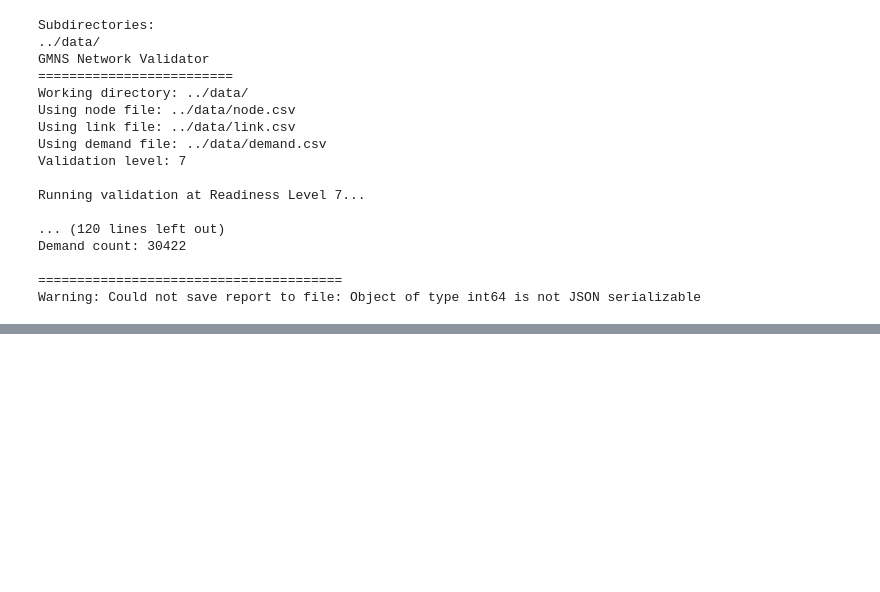
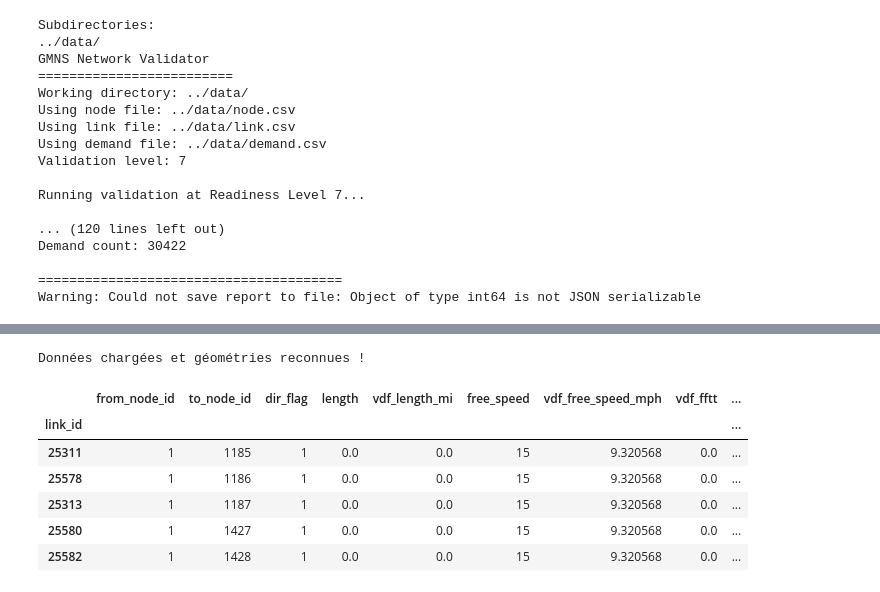
Before and after one commit to antoinekc8/DOTNET_project, a Jupyter notebook: notebook/celestin.ipynb, the cells around one changed output, grey strips where cells are left out. Drawn from its saved outputs; the diff is of its cells as text; code cells hidden in the pictures; blank space fills up the shorter version.

```diff
--- a/notebook/celestin.ipynb
+++ b/notebook/celestin.ipynb
@@ -33,0 +60,50 @@ Warning: Could not save report to file: Object of type int64 is not JSON seriali
+# %%
+# Read the CSV file into a DataFrame
+df_demand = pd.read_csv('../data/demand.csv')
+df_link = pd.read_csv('../data/link.csv')
+df_node = pd.read_csv('../data/node.csv')
+df_google_maps_od_distance = pd.read_csv('../data/google_maps_od_distance.csv')
+df_inaccessible_od = pd.read_csv('../data/inaccessible_od.csv')
+df_destination_accessibility = pd.read_csv('../data/destination_accessibility.csv')
+df_link_performance = pd.read_csv('../data/link_performance.csv')
+df_od_performance = pd.read_csv('../data/od_performance.csv')
+df_origin_accessibility = pd.read_csv('../data/origin_accessibility.csv')
+df_problem_volume_links = pd.read_csv('../data/problem_volume_links.csv')
+df_problematic_od_distances = pd.read_csv('../data/problematic_od_distances.csv')
+df_route_assignment = pd.read_csv('../data/route_assignment.csv')
+df_sample_mode_type = pd.read_csv('../data/sample_mode_type.csv')
+df_sample_settings = pd.read_csv('../data/sample_settings.csv')
+df_settings = pd.read_csv('../data/settings.csv')
+df_system_performance = pd.read_csv('../data/system_performance.csv')
+df_TAP_log = pd.read_csv('../data/TAP_log.csv')
+# %%
+from shapely import wkt
+
+# 1. Chargement des CSV
+df_nodes = df_node.copy()
+df_links = df_link.copy()
+
+
+# 2. Conversion de la colonne texte 'geometry' en objets géométriques réels
+# C'est l'étape clé : on transforme le texte "POINT(..)" en objet Point()
+df_nodes['geometry'] = df_nodes['geometry'].apply(wkt.loads)
+df_links['geometry'] = df_links['geometry'].apply(wkt.loads)
+
+# 3. Création des GeoDataFrames
+gdf_nodes = gpd.GeoDataFrame(df_nodes, geometry='geometry', crs="WGS84")
+gdf_links = gpd.GeoDataFrame(df_links, geometry='geometry', crs="WGS84")
+# On définit l'ID comme index (plus rapide pour NetworkX)
+gdf_nodes.set_index('node_id', inplace=True)
+gdf_links.set_index('link_id', inplace=True)
+
+print("Données chargées et géométries reconnues !")
+gdf_links.head()
+# %% [output]
+Données chargées et géométries reconnues !
+|  | from_node_id | to_node_id | dir_flag | length | vdf_length_mi | free_speed | vdf_free_speed_mph | vdf_fftt | ... |
+| link_id |  |  |  |  |  |  |  |  | ... |
+| 25311 | 1 | 1185 | 1 | 0.0 | 0.0 | 15 | 9.320568 | 0.0 | ... |
+| 25578 | 1 | 1186 | 1 | 0.0 | 0.0 | 15 | 9.320568 | 0.0 | ... |
+| 25313 | 1 | 1187 | 1 | 0.0 | 0.0 | 15 | 9.320568 | 0.0 | ... |
+| 25580 | 1 | 1427 | 1 | 0.0 | 0.0 | 15 | 9.320568 | 0.0 | ... |
+| 25582 | 1 | 1428 | 1 | 0.0 | 0.0 | 15 | 9.320568 | 0.0 | ... |
```
Also changed, not shown: parts of 3 cells of this notebook.
